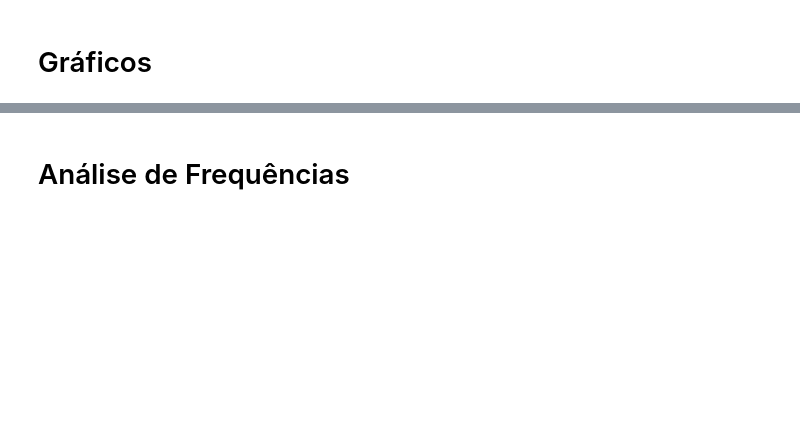
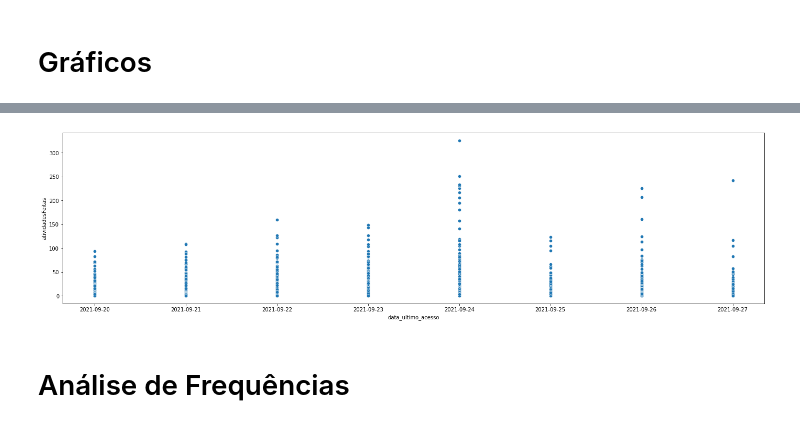
Before and after one commit to marcelopaludetto/aulao-datascience, a Jupyter notebook: aulaoDataScience_atualizado.ipynb, the cells around one changed output, grey strips where cells are left out. Cells and saved outputs as stored; diff of their text form; code cells hidden in the pictures; blank space fills up the shorter version.

```diff
--- a/aulaoDataScience_atualizado.ipynb
+++ b/aulaoDataScience_atualizado.ipynb
@@ -163,0 +209,3 @@ Na semana 24 tivemos a porcentagem de alunos ativos no Edutech é de 8.98 %
+# %%
+for i in range(24):
+  print('Na semana {} foram realidas {} atividades'.format(i+1,sum(alunosAtivosDaSemana[i].atividadesFeitas)))
@@ -168,3 +246,8 @@ import seaborn as sns
+# %%
+for i in range(24):
+  alunosAtivosDaSemana[i] = alunosAtivosDaSemana[i].sort_values(by = ['data_ultimo_acesso'])
 # %%
-plt = sns.scatterplot(x='data_ultimo_acesso',y='atividadesFeitas', data=dados01)
+plt = sns.scatterplot(x='data_ultimo_acesso',y='atividadesFeitas', data=alunosAtivosDaSemana[22])
 plt.figure.set_size_inches(24,6)
+# %% [output]
+[figure, added]
```
Also changed, not shown: parts of 17 cells of this notebook.
